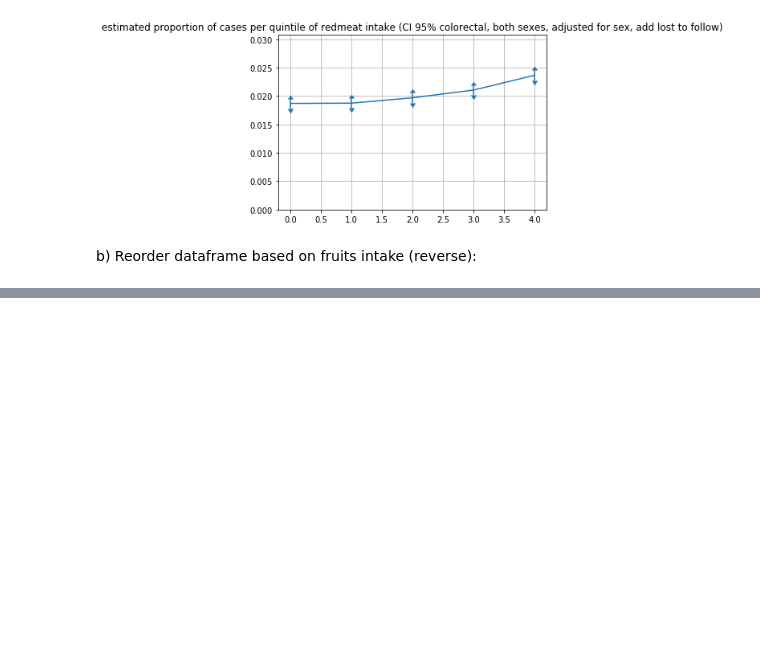
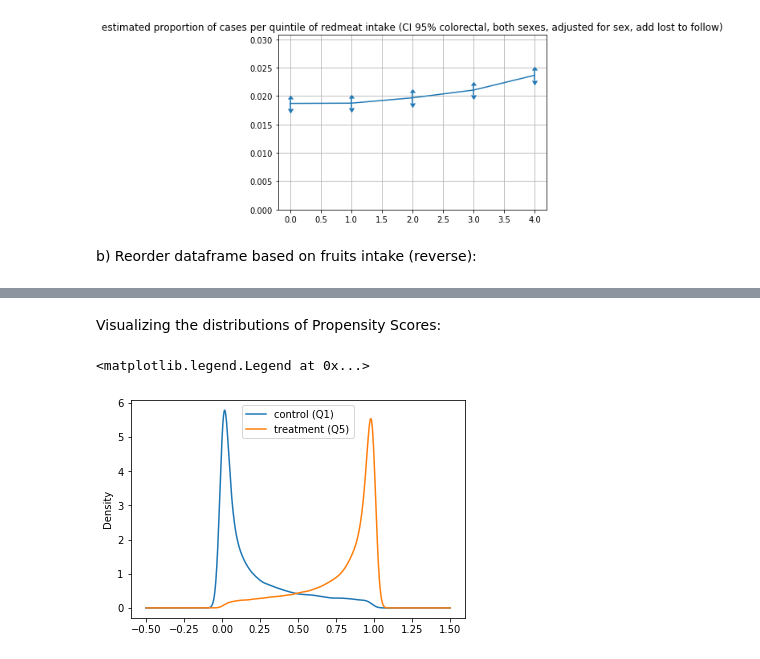
Before and after one commit to muoten/meat-and-cancer, a Jupyter notebook: redmeat_cancer_relative_risk.ipynb, the cells around one changed output, grey strips where cells are left out. Saved outputs shown, nothing was run; the diff lists cells and outputs as text; code cells hidden in the pictures; blank space fills up the shorter version.

Commit message:
Propensity score matching example

```diff
--- a/redmeat_cancer_relative_risk.ipynb
+++ b/redmeat_cancer_relative_risk.ipynb
@@ -314,0 +374,29 @@ Minimum relative risk Q5 vs Q1 (CI 95%): 1.126
+# %%
+from sklearn.metrics import mean_squared_error,mean_absolute_error, r2_score,roc_auc_score
+from sklearn.linear_model import LogisticRegression
+
+x = df_subset.loc[:,['fruit','is_woman']].values#.reshape(-1,1)
+y = df_subset.loc[:,'is_treatment']#.values.reshape(-1,1)
+
+# We won't do the typical train_test_split in order to compare exactly with the previous models on the training set
+# If we would like our model to generalize, we should preferable do train_test_split, or similar technique
+#X_train, X_test, y_train, y_test = train_test_split(x, y, test_size=0.2, random_state=42)
+X_train = x
+y_train = y
+X_test = x
+y_test = y
+
+model = LogisticRegression()
+model.fit(X_train, y_train)
+
+y_pred = model.predict_proba(X_test)
+
+# The coefficients
+print('Coefficients: \n', model.coef_)
+# The intercept
+print('Intercept: \n', model.intercept_)
+
+print('ROC_AUC: {:.2f}'.format(roc_auc_score(y_test, y_pred[:,1])))
+
+df_subset['score']=y_pred[:,1]
+df_subset
@@ -314,0 +422,9 @@ Minimum relative risk Q5 vs Q1 (CI 95%): 1.126
+# %% [markdown]
+Visualizing the distributions of Propensity Scores:
+# %%
+df_subset.loc[(df_subset['is_treatment']==0),'score'].plot(kind='kde', label='control (Q1)')
+df_subset.loc[(df_subset['is_treatment']==1),'score'].plot(kind='kde', label='treatment (Q5)')
+plt.legend()
+# %% [output]
+<matplotlib.legend.Legend at 0x...>
+[figure, added]
```
Also changed, not shown: parts of 23 cells of this notebook.
